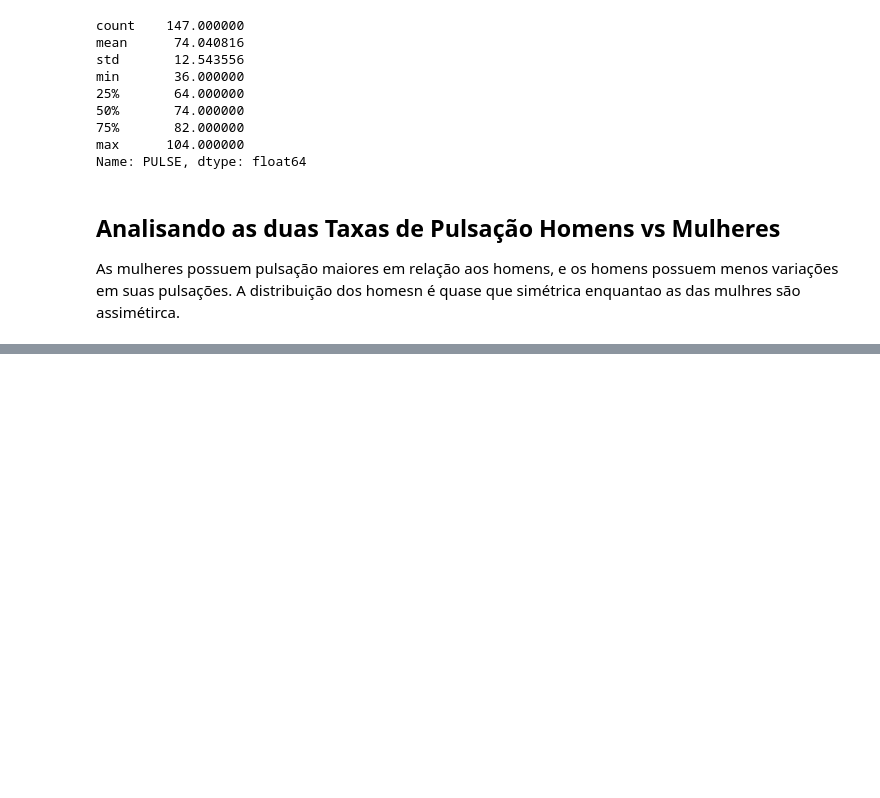
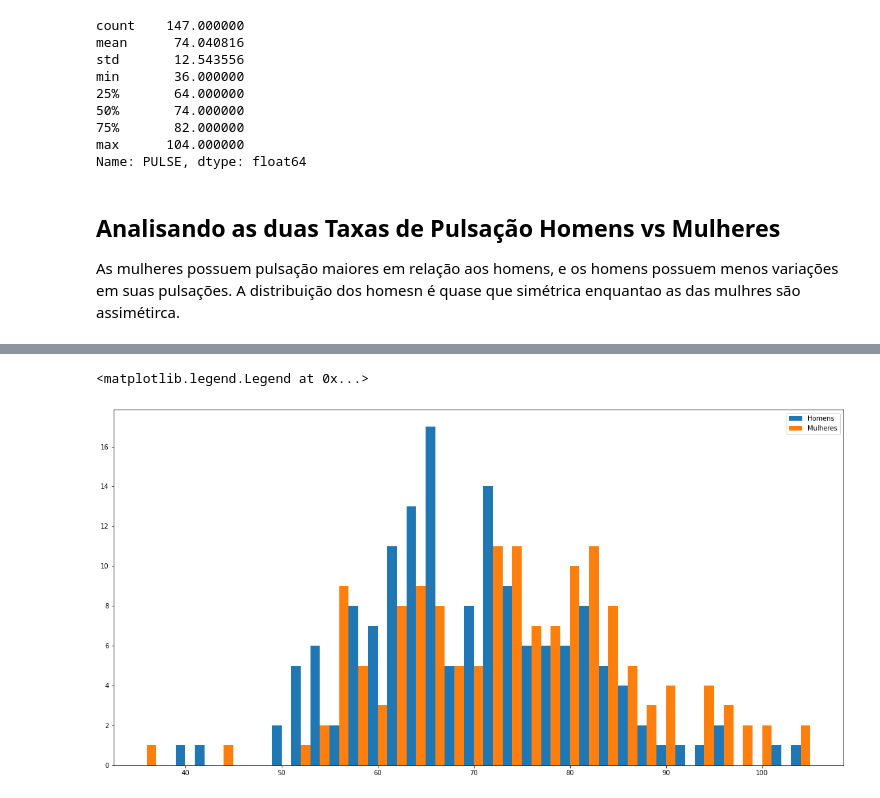
Before and after one commit to RodrigoEmygdio/Estatistica, a Jupyter notebook: notebooks/Tirola/Analise_Distribuicao_Frequencia.ipynb, the cells around one changed output, grey strips where cells are left out. Saved outputs shown, nothing was run; the diff lists cells and outputs as text; code cells hidden in the pictures; blank space fills up the shorter version.

```diff
--- a/notebooks/Tirola/Analise_Distribuicao_Frequencia.ipynb
+++ b/notebooks/Tirola/Analise_Distribuicao_Frequencia.ipynb
@@ -213,0 +286,10 @@ fig, axes = plt.sub
+# %%
+width = 1.0
+# %%
+fig, axes = plt.subplots(figsize=(20,10))
+axes.bar(df_dados_homens['PULSE'].value_counts().index - width/2,df_dados_homens['PULSE'].value_counts().values,width,label="Homens")
+axes.bar(df_dados_mulheres['PULSE'].value_counts().index + width/2,df_dados_mulheres['PULSE'].value_counts().values,width,label="Mulheres")
+axes.legend()
+# %% [output]
+<matplotlib.legend.Legend at 0x...>
+[figure, added]
```
Also changed, not shown: parts of 26 cells of this notebook, 1 other file.
